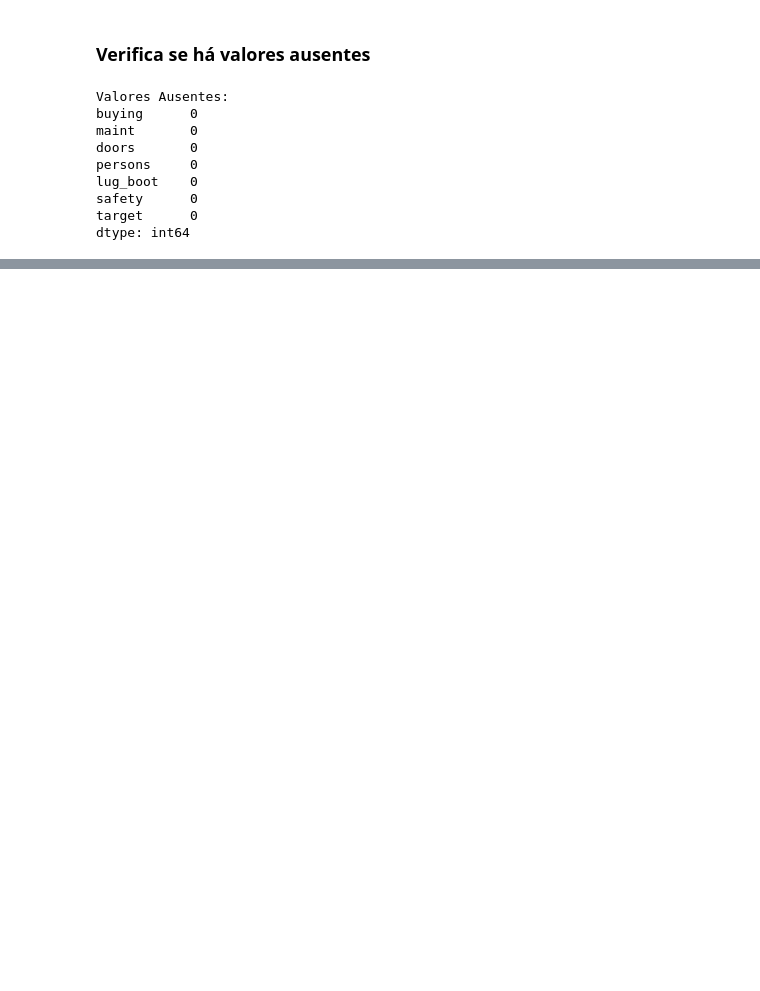
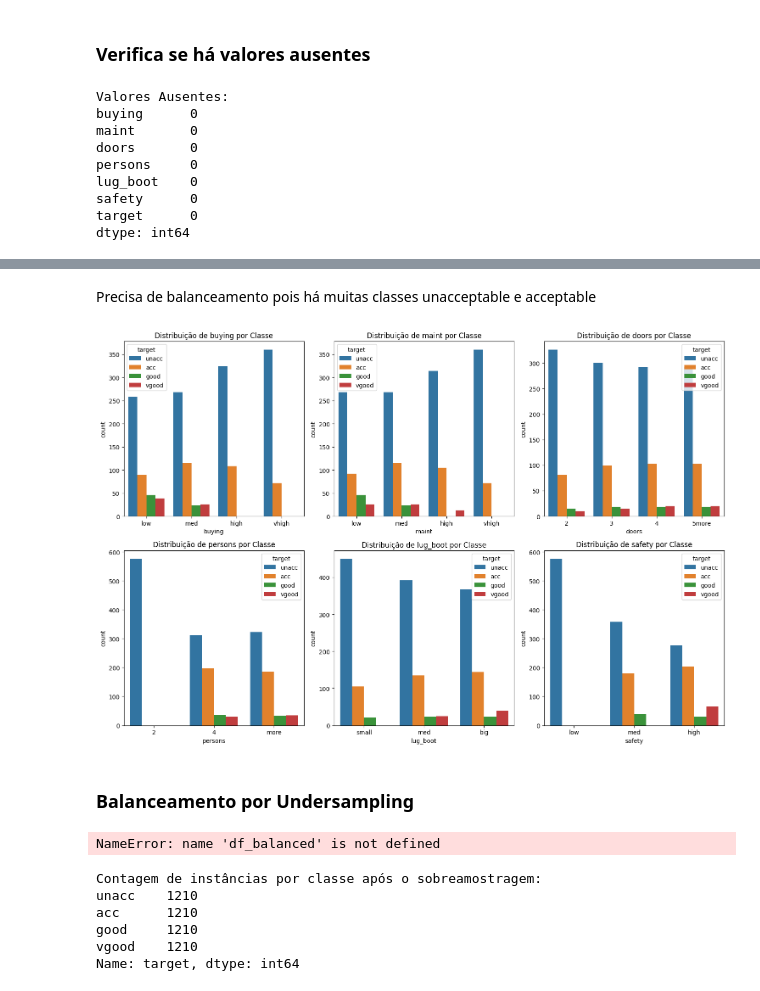
Before and after one commit to marcosbarross/Car-Evaluation, a Jupyter notebook: CarEvaluation.ipynb, the cells around one changed output, grey strips where cells are left out. Saved outputs shown, nothing was run; the diff lists cells and outputs as text; code cells hidden in the pictures; blank space fills up the shorter version.

```diff
--- a/CarEvaluation.ipynb
+++ b/CarEvaluation.ipynb
@@ -99,0 +86,54 @@ Teste - X: (519, 6), y: (519,)
+# %% [markdown]
+<p>Precisa de balanceamento pois há muitas classes unacceptable e acceptable</p>
+# %%
+df['target'] = df['target'].cat.reorder_categories(['unacc', 'acc', 'good', 'vgood'], ordered=True)
+df['buying'] = df['buying'].cat.reorder_categories(['low', 'med', 'high', 'vhigh'], ordered=True)
+df['maint'] = df['maint'].cat.reorder_categories(['low', 'med', 'high', 'vhigh'], ordered=True)
+df['lug_boot'] = df['lug_boot'].cat.reorder_categories(['small', 'med', 'big'], ordered=True)
+df['safety'] = df['safety'].cat.reorder_categories(['low', 'med', 'high'], ordered=True)
+
+plt.figure(figsize=(15, 10))
+
+categorical_variables = ['buying', 'maint', 'doors', 'persons', 'lug_boot', 'safety']
+
+for i, var in enumerate(categorical_variables, 1):
+    plt.subplot(2, 3, i)
+    sns.countplot(x=var, hue='target', data=df)
+    plt.title(f'Distribuição de {var} por Classe')
+
+plt.tight_layout()
+plt.show()
+# %% [output]
+[figure, added]
+# %% [markdown]
+<h3>Balanceamento por Undersampling</h3>
+# %%
+df_majority_unacc = df_balanced[df_balanced['target'] == 'unacc']
+df_minority_acc = df_balanced[df_balanced['target'] == 'acc']
+df_minority_good = df_balanced[df_balanced['target'] == 'good']
+df_minority_vgood = df_balanced[df_balanced['target'] == 'vgood']
+
+undersample_size = min(len(df_minority_acc), len(df_minority_good), len(df_minority_vgood))
+
+# Subamostrar as classes majoritárias
+df_majority_unacc_undersampled = resample(df_majority_unacc, replace=False, n_samples=undersample_size, random_state=42)
+
+# Combinar as classes majoritárias subamostradas com as classes minoritárias
+df_balanced_undersampled = pd.concat([df_majority_unacc_undersampled, df_minority_acc, df_minority_good, df_minority_vgood])
+
+# Embaralhar novamente o DataFrame
+df_balanced_undersampled = df_balanced_undersampled.sample(frac=1, random_state=42).reset_index(drop=True)
+# %% [output]
+NameError: name 'df_balanced' is not defined
+# %%
+class_counts = df_balanced['target'].value_counts()
+
+print("Contagem de instâncias por classe após o sobreamostragem:")
+print(class_counts)
+# %% [output]
+Contagem de instâncias por classe após o sobreamostragem:
+unacc    1210
+acc      1210
+good     1210
+vgood    1210
+Name: target, dtype: int64
```
Also changed, not shown: parts of 15 cells of this notebook.
